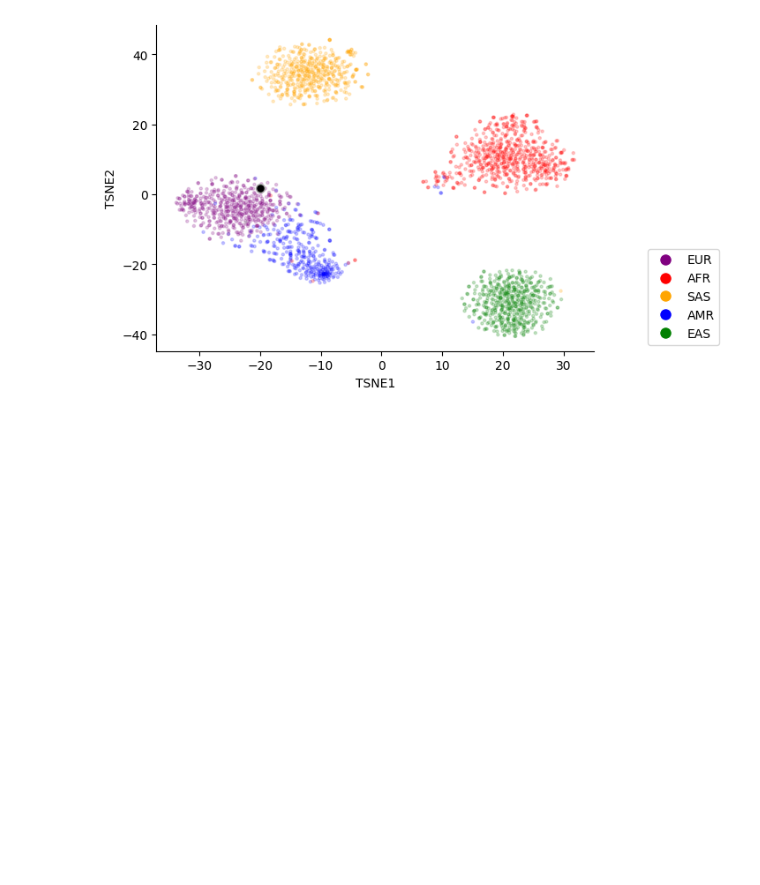
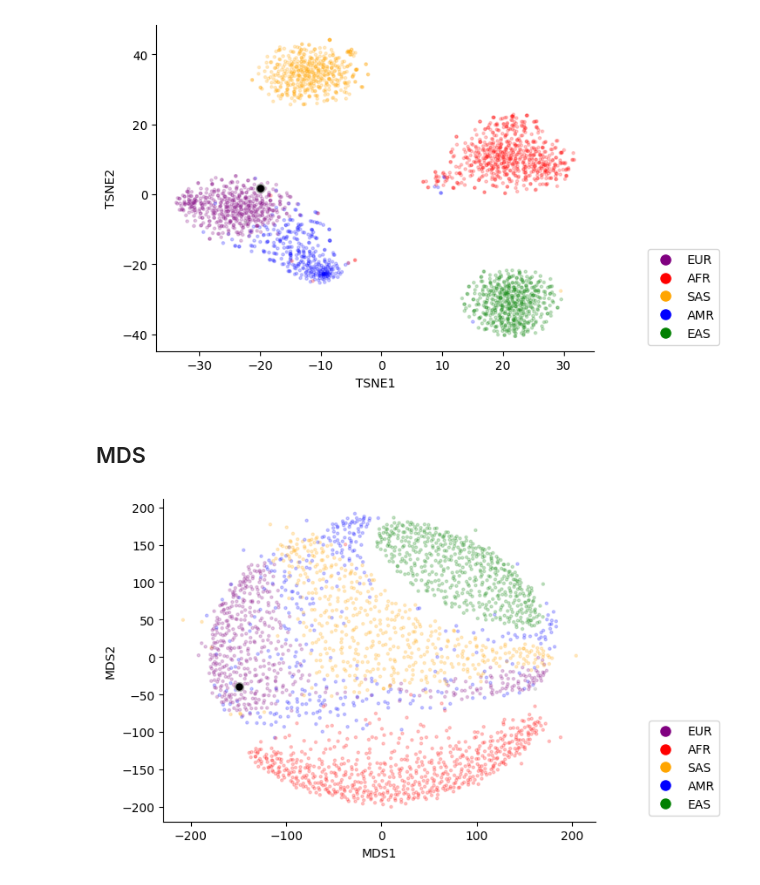
Before and after one commit to NirajYagnik/Global-Ancestry-Comparison, a Jupyter notebook: main.ipynb, the cells around one changed output. Drawn from its saved outputs; the diff is of its cells as text; code cells hidden in the pictures; blank space fills up the shorter version.

```diff
--- a/main.ipynb
+++ b/main.ipynb
@@ -43,3 +45,13 @@ tsne_df = make_plot_ready(data, pcs.T, n_components, prefix)
 PlotClusters(tsne_df, 1, 2, prefix, "superpop", ["mgymrek"])
 # %% [output]
 [figure]
+# %% [markdown]
+## MDS
+# %%
+prefix = "MDS"
+n_components = 2
+pcs = perform_MDS(genotypes, n_components)
+mds_df = make_plot_ready(data, pcs.T, n_components, prefix)
+PlotClusters(mds_df, 1, 2, prefix, "superpop", ["mgymrek"])
+# %% [output]
+[figure, added]
```
Also changed, not shown: parts of 3 cells of this notebook.
